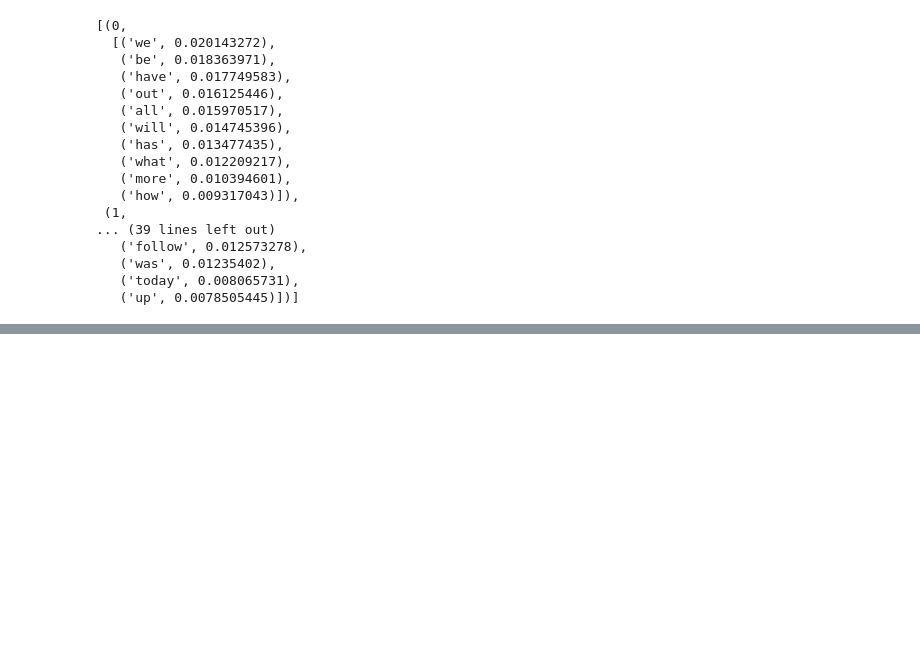
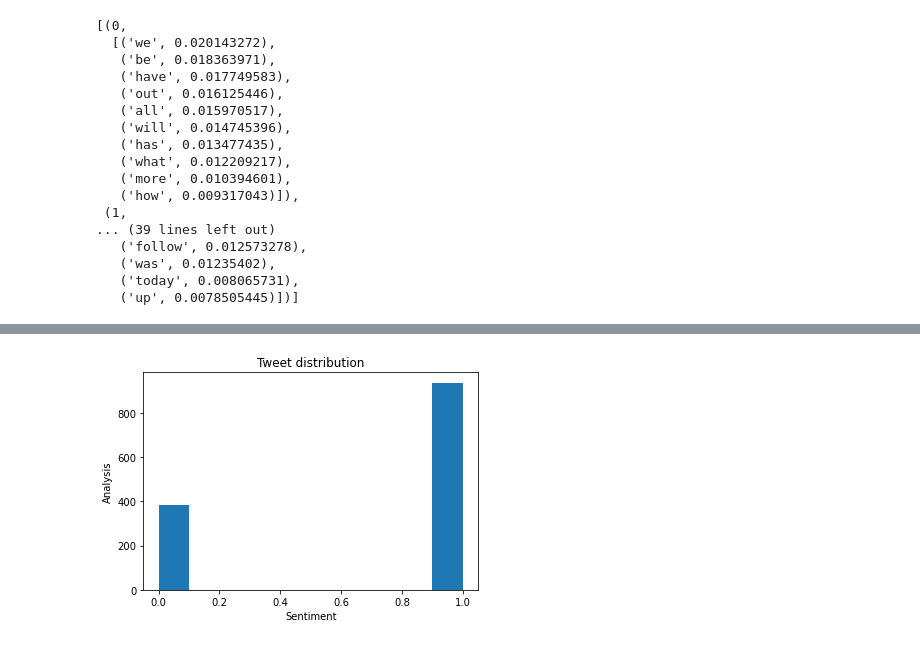
Before and after one commit to Tilda98/Twitter-Data-Analysis, a Jupyter notebook: sentiment_analysis_and_topic_modeling.ipynb, the cells around one changed output, grey strips where cells are left out. Drawn from its saved outputs; the diff is of its cells as text; code cells hidden in the pictures; blank space fills up the shorter version.

```diff
--- a/sentiment_analysis_and_topic_modeling.ipynb
+++ b/sentiment_analysis_and_topic_modeling.ipynb
@@ -115,0 +206,20 @@ pprint(lda_model.show_topics(formatted=False))
+# %%
+cleanTweet = cleanTweet.drop(cleanTweet[cleanTweet.score == 'neutral'].index)
+scoremap = pd.Series([1 if row_val == 'positive' else 0 for row_val in cleanTweet['score']])
+cleanTweet['scoremap'] = scoremap
+# %%
+#Data Exploration
+
+fig=plt.figure()
+ax = fig.add_subplot(1,1,1)
+
+#Variable
+ax.hist(cleanTweet['scoremap'],bins = 10)
+
+#Labels and Tit
+plt.title('Tweet distribution')
+plt.xlabel('Sentiment')
+plt.ylabel('Analysis')
+plt.show()
+# %% [output]
+[figure, added]
```
Also changed, not shown: parts of 7 cells of this notebook.
